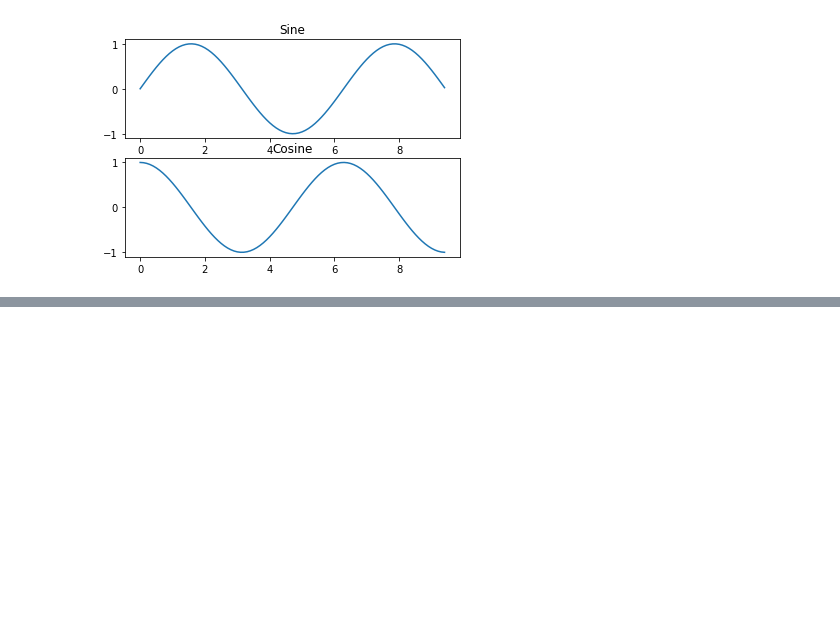
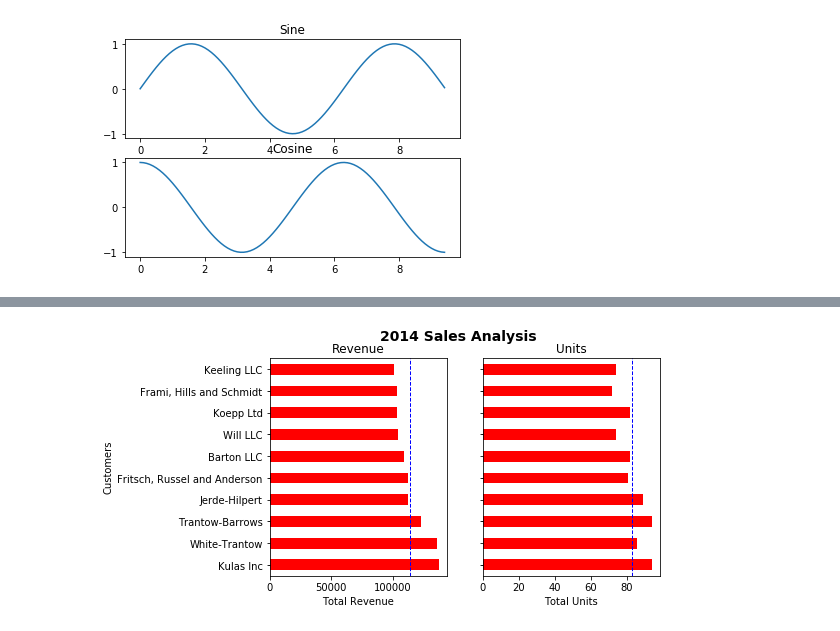
Before and after one commit to yuting3656/aiacademy, a Jupyter notebook: week1/matplotlib_practice.ipynb, the cells around one changed output, grey strips where cells are left out. Cells and saved outputs as stored; diff of their text form; code cells hidden in the pictures; blank space fills up the shorter version.

```diff
--- a/week1/matplotlib_practice.ipynb
+++ b/week1/matplotlib_practice.ipynb
@@ -76,0 +85,3 @@ plt.show()
+# %%
+df = pd.read_excel("https://github.com/chris1610/pbpython/blob/master/data/sample-salesv3.xlsx?raw=true")
+df
@@ -76,0 +107,3 @@ plt.show()
+# %%
+top_10 = (df.groupby('name')['ext price', 'quantity'].agg({'ext price': 'sum', 'quantity':'count'}).sort_values(by='ext price', ascending=False))[:10].reset_index()
+top_10.rename(columns={'name': 'Name', 'ext price': 'Sales', 'quantity': 'Purchases'}, inplace=True)
@@ -76,0 +124,22 @@ plt.show()
+# %%
+fig, (ax0, ax1) = plt.subplots(nrows=1, ncols=2, sharey=True, figsize=(7, 4))
+top_10.plot(kind='barh', y="Sales", x='Name', ax=ax0, color='r')
+ax0.set(title="Revenue", xlabel="Total Revenue", ylabel="Customers")
+
+# 在 ax0 加入垂直的平均 line
+avg=top_10['Sales'].mean()
+ax0.axvline(x=avg, color='b', linestyle='--', linewidth=1)
+
+top_10.plot(kind="barh", y="Purchases", x="Name", ax=ax1, color='r')
+avg_purchases = top_10['Purchases'].mean()
+ax1.set(title="Units", xlabel="Total Units",)
+ax1.axvline(x=avg_purchases, color="b", label="Average", linestyle="--", linewidth=1)
+
+# title of the figure
+fig.suptitle('2014 Sales Analysis', fontsize=14, fontweight='bold');
+
+# Hide the Legends
+ax0.legend().set_visible(False)
+ax1.legend().set_visible(False)
+# %% [output]
+[figure, added]
```
Also changed, not shown: parts of 10 cells of this notebook, 9 other files.
